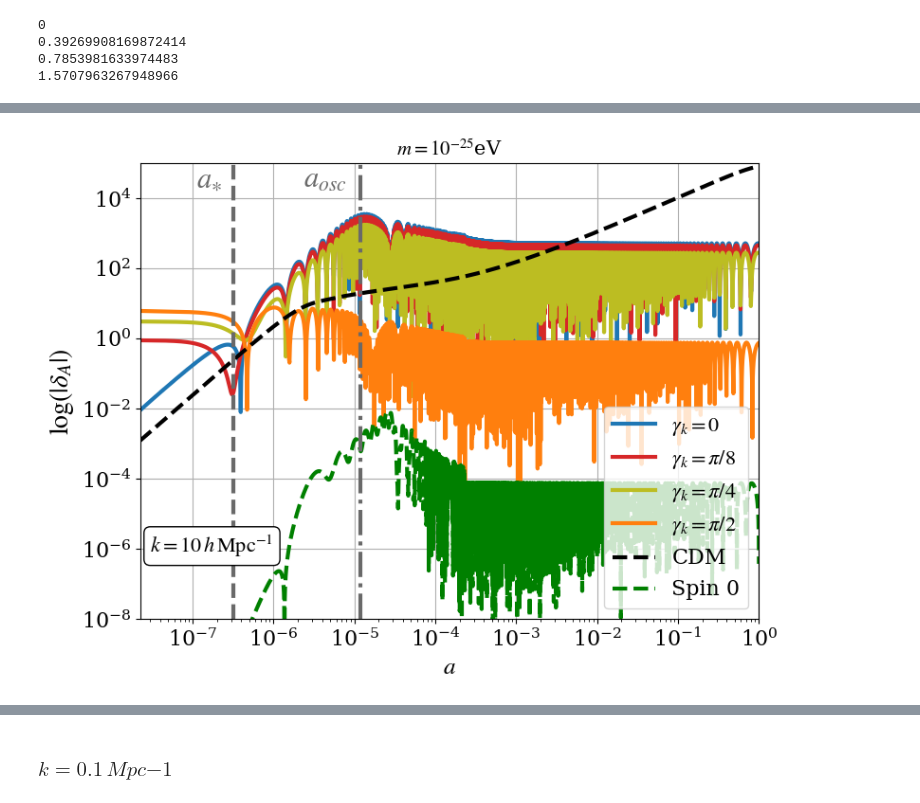
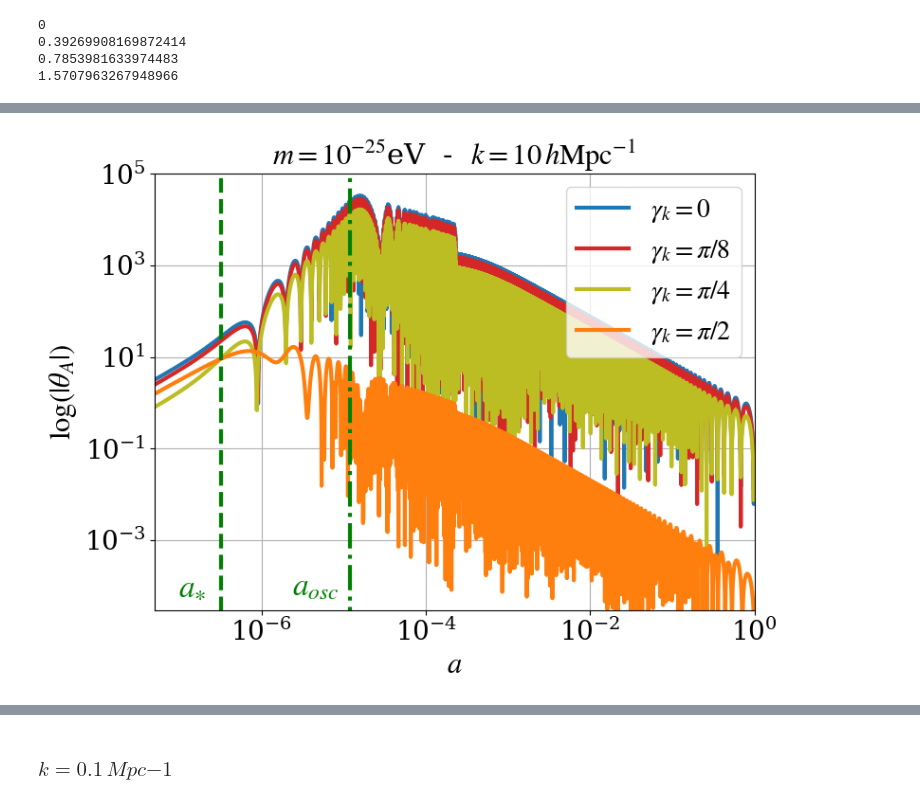
Before and after one commit to classULDM/class.VFDM, a Jupyter notebook: notebooks/Python_wrapper/one_k_gamma_sweep.ipynb, the cells around one changed output, grey strips where cells are left out. Drawn from its saved outputs; the diff is of its cells as text; code cells hidden in the pictures.

```diff
--- a/notebooks/Python_wrapper/one_k_gamma_sweep.ipynb
+++ b/notebooks/Python_wrapper/one_k_gamma_sweep.ipynb
@@ -29,7 +29,11 @@ k_out = [0.01, 0.1, 1]  # 1/Mpc    Los k tienen que estar en unidades de 1/Mpc p
 mass = 1.e-25 # eV
 
 # Precision overrides (previously hard-coded in include/precisions.h, now set per-notebook)
-precision_settings = {'tol_perturbations_integration': 1.e-5}
+precision_settings = {
+    'start_small_k_at_tau_c_over_tau_h': 0.0004,
+    'start_large_k_at_tau_h_over_tau_k': 0.001,
+    'tol_perturbations_integration': 1.e-6
+}
 
 lcdm_settings = {'omega_b':omega_b,'Omega_cdm':omega_cdm/h_planck**2,'100*theta_s': theta_s,'ln10^{10}A_s' : As
                  ,'n_s':ns,'tau_reio':tau_reio,
@@ -173,62 +177,53 @@ plt.show()
 # %%
-# DELTA  k = 10
-
-data_scf = np.loadtxt('../../SFDM_data/delta_scf/delta_scf_m={-25}_k=10')
-
-a_scf = data_scf[:,0]  # first column
-delta_scf = data_scf[:,1]  # second column
-
-
+# THETA  k = 10
 plt.figure(figsize=(8, 6))
 for i in range(len(angles)):
 
     one_k = perts[i]['scalar'][0]
     one_k_lcdm = perturbations_lcdm['scalar'][0]
-    delta_vf = one_k['delta_vf']
-    delta_lcdm = one_k_lcdm['delta_cdm']
+    theta_vf = one_k['theta_vf']
     a = one_k['a']
     a_lcdm = one_k_lcdm['a']
     h = h_planck # get reduced Hubble for conversions to 1/Mpc
     #|delta_of_a = interp1d(a, delta_vf)
     #min_delta = np.abs(delta_of_a(a_min))
     background_z = background_lcdm['z'] # read redshift
     background_a = 1/(1+background_z)
     rad_abundance = background_lcdm['(.)rho_g']/background_lcdm['(.)rho_crit']
     mat_abundance = (background_lcdm['(.)rho_cdm']+background_lcdm['(.)rho_b'])/background_lcdm['(.)rho_crit']
     a_equality = interp1d(mat_abundance/rad_abundance, background_a)
     a_osc = interp1d(background_lcdm['H [1/Mpc]']/(mass * 1.56 * 1.e29), background_a)(1.)
 
     background_k_over_aH = k/(background_lcdm['H [1/Mpc]']*background_a) # read k/aH = k(1+z)/H
     background_k_over_ma2H = k*np.sqrt(1/(mass* 1.56*10**(29) * background_lcdm['H [1/Mpc]'])*background_z*background_z)
     background_k_over_ma = k/(mass * 1.56* 10**(29) * background_a)
 
     k_over_aH = interp1d(background_k_over_aH, background_a)(1.)
     k_over_ma2H = interp1d(background_k_over_ma2H, background_a)
     k_over_ma = interp1d(background_k_over_ma, background_a)(1.)
 
-    plt.xlabel(r'$a$', size=18)
-    plt.ylabel(r'$\log(|\delta_A|)$', size=20)
-    plt.loglog(a, np.abs(delta_vf), color=color_angles[i], label=r'$\gamma_{k}=%s$'% str(angles_label[i]), lw=3)
-plt.loglog(a_lcdm, np.abs(delta_lcdm), 'k--', label=r'CDM', lw=3)
-plt.loglog(a_scf, np.abs(delta_scf), 'g--', label=r'Spin 0', lw=3)
-plt.vlines(k_over_aH, ymin=1.e-8, ymax=1.e5,color='dimgrey',linestyle='dashed',lw=3)
-plt.vlines(a_osc, ymin=1.e-8, ymax=1.e5,color='dimgrey',linestyle='dashdot',lw=3)
-plt.text(0.28*a_equality(1.), 2*1.e-5, r'$a_{eq}$', fontdict={'color':'g', 'fontweight':'bold'}, size=22)
-plt.text(0.2*a_osc, 2*1.e4, r'$a_{osc}$', fontdict={'color':'dimgrey', 'fontweight':'bold'}, size=22)
-plt.text(0.35*k_over_aH, 2*1.e4, r'$a_{\ast}$', fontdict={'color':'dimgrey', 'fontweight':'bold'}, size=22)
-plt.legend(loc='lower right', fontsize=16)
-plt.text(3.e-8, 8.e-7, r'$k =  %s \,h\,\rm{Mpc}^{-1}$' % str(k_in_h), bbox=dict(facecolor='white', boxstyle='round',alpha=1.), size=16)
+    plt.xlabel(r'$a$', size=22)
+    plt.ylabel(r'$\log(|\theta_A|)$', size=22)
+    plt.loglog(a, np.abs(theta_vf), color=color_angles[i], label=r'$\gamma_{k}=%s$'% str(angles_label[i]), lw=3)
+plt.vlines(k_over_aH, ymin=1.e-5, ymax=3*1.e5,color='g',linestyle='dashed',lw=3)
+plt.vlines(a_osc, ymin=1.e-5, ymax=3*1.e5,color='g',linestyle='dashdot',lw=3)
+#plt.vlines(a_equality(1.), ymin=3*1.e-5, ymax=3*1.e5,color='g',linestyle='dotted',lw=3)
+#plt.text(0.3*a_equality(1.), 6*1.e-5, r'$a_{eq}$', fontdict={'color':'g', 'fontweight':'bold'}, size=22)
+plt.text(0.2*a_osc, 6.e-5, r'$a_{osc}$', fontdict={'color':'g', 'fontweight':'bold'}, size=24)
+plt.text(0.3*k_over_aH, 6*1.e-5, r'$a_{\ast}$', fontdict={'color':'g', 'fontweight':'bold'}, size=24)
+plt.legend(loc='upper right', fontsize=20)
+#plt.text(4.e-8, 2.e4, r'k$ =  %s \,h\,\rm{Mpc}^{-1}$' % str(k_in_h), bbox=dict(facecolor='white', boxstyle='round',alpha=0.9), size=16)
+#plt.text(a[10], 0.50*max(np.abs(delta_lcdm)), r'$k =  %s\rm{Mpc}^{-1}$' % str(k), bbox=dict(facecolor='white', boxstyle='round',alpha=0.9), size=14)
 plt.grid()
-plt.ylim(1.e-8, 1.e5)
-plt.title(r'$m = 10^{-25}$eV', fontsize=15)
-plt.xlim(a[0], 1)
-plt.tick_params(axis='both',labelsize=16)
+plt.ylim(3*1.e-5, 1.e5)
+plt.title(r'$m = 10^{-25}$eV  -  $k = 10 \,h \rm{Mpc}^{-1}$', fontsize=22)
+plt.xlim(5.e-8, 1)
+plt.tick_params(axis='both',labelsize=20)
 plt.tight_layout()
-plt.savefig('../../Figures/delta_A_angles_m=%s_k=10_COMPARISON.pdf'%str(mass)[-3:])
-plt.savefig('../../Figures/delta_A_angles_m=%s_k=10_COMPARISON.png'%str(mass)[-3:])
+plt.savefig('../../Figures/theta_A_m=-25_k=10.pdf')
 plt.show()
 # %% [output]
-[figure, old version]
+[figure, new version]
 # %%
 # THETA  k = 10
 plt.figure(figsize=(8, 6))
```
Also changed, not shown: parts of 8 cells of this notebook, 14 other files.
